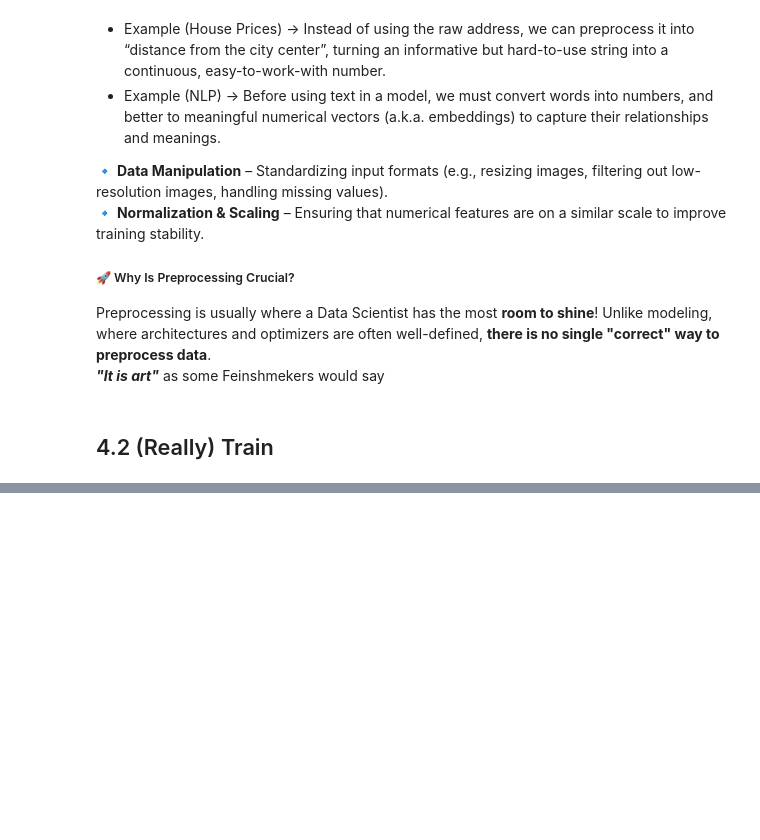
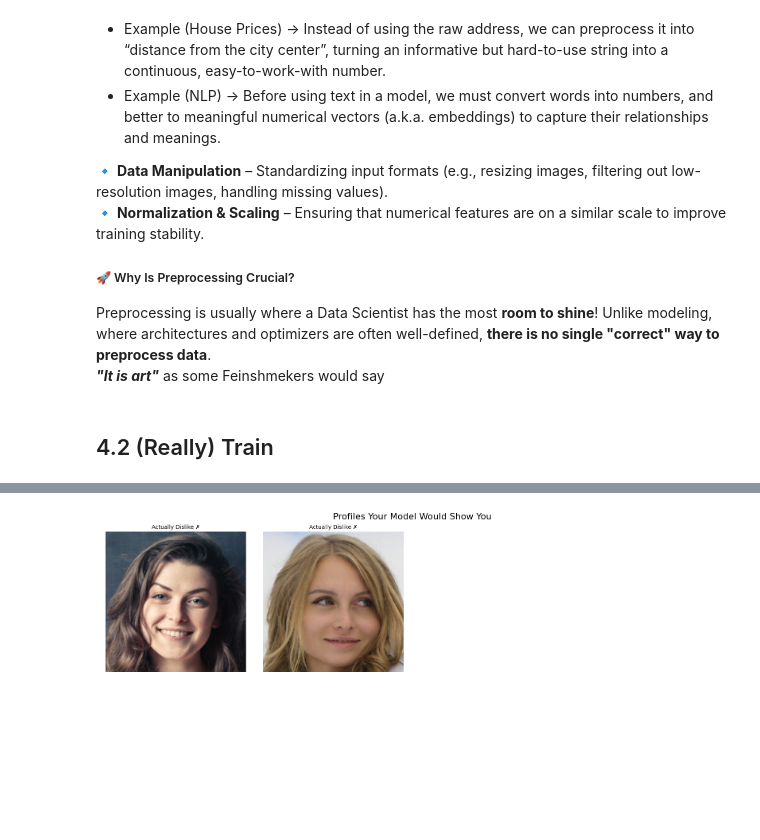
Before and after one commit to zaichyk/ml-entry-workshop, a Jupyter notebook: ml_entry_workshop/workshop_notebook.ipynb, the cells around one changed output, grey strips where cells are left out. Saved outputs shown, nothing was run; the diff lists cells and outputs as text; code cells hidden in the pictures; blank space fills up the shorter version.

```diff
--- a/ml_entry_workshop/workshop_notebook.ipynb
+++ b/ml_entry_workshop/workshop_notebook.ipynb
@@ -305,7 +308,7 @@ from pathlib import Path
 
 # Define dataset paths
 DATASET_DIR = "data/dataset"  # Base dataset directory
-OUTPUT_DIR = "data"  # Where train/val/test splits will be stored
+OUTPUT_DIR = "data/dataset_split"  # Where train/val/test splits will be stored
 
 # Define train, validation, and test split ratios
 TRAIN_RATIO = 0.7
@@ -587,0 +1472,90 @@ Training complete! 🎉
+# %%
+## Set the threshold according to your validation and precision-recall preferences
+threshold = 0.1
+# %%
+import matplotlib.pyplot as plt
+from torchvision import datasets, transforms
+from PIL import Image
+import os
+import numpy as np
+import torch
+
+
+# Load test dataset with a transform that doesn't normalize (for display purposes)
+display_transform = transforms.Compose([
+    transforms.Resize((224, 224)),
+    transforms.ToTensor(),
+])
+
+test_paths = []
+test_labels = []
+actual_predictions = []
+
+# Get file paths and model predictions
+model.eval()
+with torch.no_grad():
+    for root, _, files in os.walk(test_dir):
+        for file in sorted(files):
+            if file.endswith(('.jpg', '.jpeg', '.png')):
+                img_path = os.path.join(root, file)
+                label = 1 if "Like" in img_path else 0  # 1 for Like, 0 for Dislike
+
+                # Load and transform the image
+                img = Image.open(img_path).convert('RGB')
+                img_tensor = transform(img).unsqueeze(0).to(device)
+
+                # Get prediction
+                output = model(img_tensor)
+                # Apply softmax to get probabilities
+                probs = torch.softmax(output, dim=1)
+
+                # Apply threshold manually on class 1
+                prediction = (probs[0, 1] > threshold).int()
+                # _, prediction = torch.max(output, 1)
+
+                test_paths.append(img_path)
+                test_labels.append(label)
+                actual_predictions.append(prediction.item())
+
+# Find images the model predicts as "Like"
+matches_indices = [i for i, pred in enumerate(actual_predictions) if pred == 1]
+matches_paths = [test_paths[i] for i in matches_indices]
+matches_true_labels = [test_labels[i] for i in matches_indices]
+
+# Count correct and incorrect "Like" predictions
+true_positives = sum(1 for i in matches_indices if test_labels[i] == 1)
+false_positives = sum(1 for i in matches_indices if test_labels[i] == 0)
+
+# Display some of the matches (up to 8)
+num_to_display = min(8, len(matches_paths))
+fig, axes = plt.subplots(2, 4, figsize=(16, 8)) if num_to_display > 0 else plt.subplots(1, 1, figsize=(5, 5))
+
+if num_to_display > 0:
+    axes = axes.flatten()
+    for i in range(num_to_display):
+        img = Image.open(matches_paths[i]).convert('RGB')
+        img = img.resize((224, 224))  # Resize for display
+        actual_label = "Actually Like ✓" if matches_true_labels[i] == 1 else "Actually Dislike ✗"
+
+        axes[i].imshow(np.array(img))
+        axes[i].set_title(f"{actual_label}", fontsize=10)
+        axes[i].axis('off')
+
+    # Hide any unused subplots
+    for i in range(num_to_display, len(axes)):
+        axes[i].axis('off')
+
+    fig.suptitle("Profiles Your Model Would Show You", fontsize=16)
+
+    # Print summary statistics
+    print(f"Out of {len(test_paths)} profiles in the test set:")
+    print(f"- Your model would show you {len(matches_paths)} profiles ({len(matches_paths)/len(test_paths)*100:.1f}%)")
+    print(f"- {true_positives} of these you actually liked ({true_positives/len(matches_paths)*100:.1f}% precision)")
+    print(f"- The model found {true_positives} out of {sum(test_labels)} profiles you actually liked ({true_positives/sum(test_labels)*100:.1f}% recall)")
+else:
+    plt.text(0.5, 0.5, "No matches found!", ha='center', va='center', fontsize=14)
+    plt.axis('off')
+
+plt.tight_layout()
+plt.show()
+# %% [output]
@@ -587,0 +1566 @@ Training complete! 🎉
+[figure, added]
```
Also changed, not shown: parts of 45 cells of this notebook, 5 other files.
